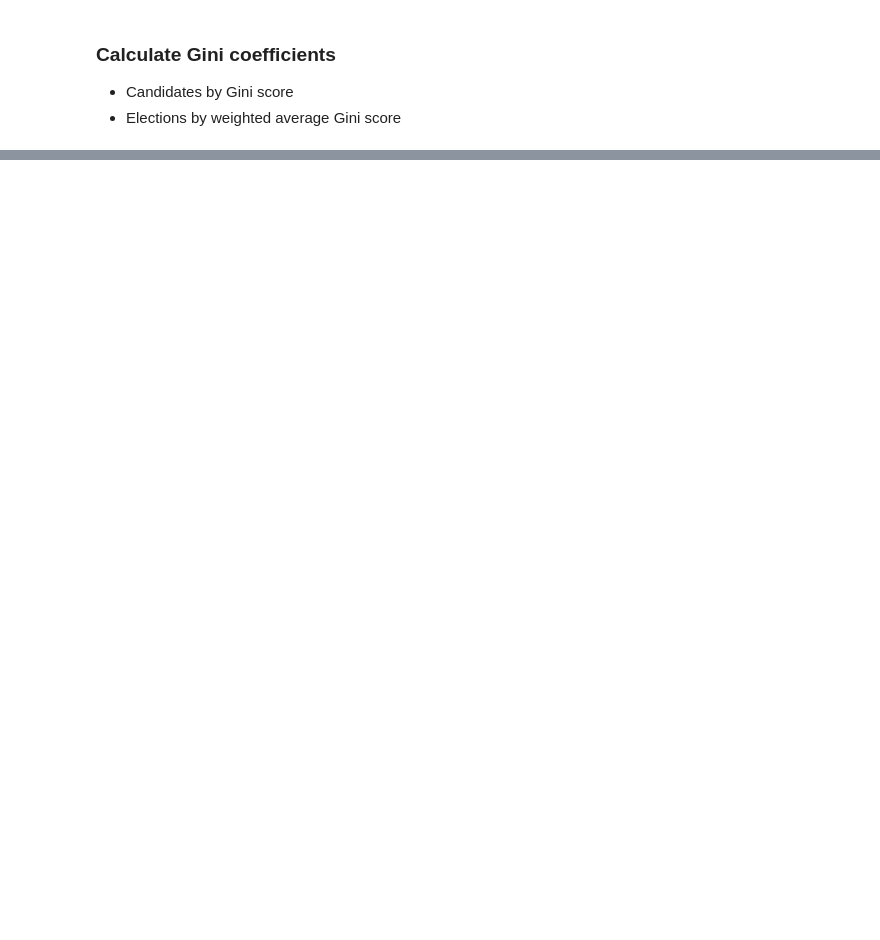
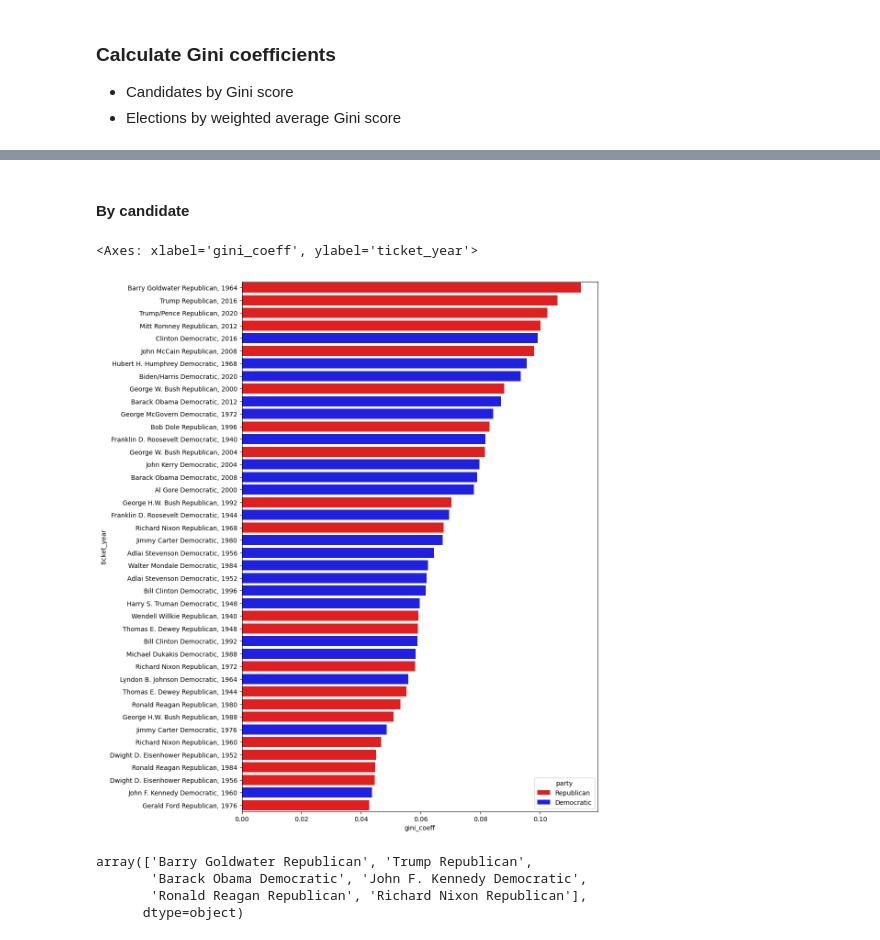
Before and after one commit to m-quick/zeitgeist-blog-projects, a Jupyter notebook: political_fragmentation/countries/usa.ipynb, the cells around one changed output, grey strips where cells are left out. Drawn from its saved outputs; the diff is of its cells as text; code cells hidden in the pictures; blank space fills up the shorter version.

Commit message:
add 2016 election to elections_df; calculate and analyse gini coeff data for us elections

```diff
--- a/political_fragmentation/countries/usa.ipynb
+++ b/political_fragmentation/countries/usa.ipynb
@@ -152,0 +214,48 @@ elections_df.to_csv("./data/usa/historical_election_state_results.csv", index=Fa
+# %%
+candidate_gini_scores_df = pd.DataFrame(candidate_gini_scores)
+# %% [markdown]
+#### By candidate
+# %%
+candidate_gini_scores_df["rank"] = candidate_gini_scores_df.groupby("election_year", as_index=False)["votes_total"].rank(ascending=False)
+# %%
+candidate_gini_scores_df["ticket_year"] = candidate_gini_scores_df.apply(lambda x: f"{x['ticket']}, {x['election_year']}", axis=1)
+# %%
+for party in ["Democratic", "Republican"]:
+    candidate_gini_scores_df.loc[candidate_gini_scores_df["ticket"].str.contains(party), "party"] = party
+# %%
+fig, ax = plt.subplots(figsize=(10, 15))
+
+sns.barplot(data=candidate_gini_scores_df[(candidate_gini_scores_df["rank"]<=2)
+                                          & (candidate_gini_scores_df["election_year"] >= 1940)]\
+                                              .sort_values("gini_coeff", ascending=False),
+            x="gini_coeff",
+            y="ticket_year",
+            hue="party",
+            palette={"Democratic":"b", "Republican":"r"}
+            )
+# %% [output]
+<Axes: xlabel='gini_coeff', ylabel='ticket_year'>
+[figure, added]
+# %%
+candidates = [
+    {"candidate":"Barry Goldwater Republican", "election":1964},
+    {"candidate":"Trump Republican", "election":2016},
+    {"candidate":"Barack Obama Democratic", "election":2008},
+    {"candidate":"John F. Kennedy Democratic", "election":1960},
+    {"candidate":"Ronald Reagan Republican", "election":1984},
+    {"candidate":"Richard Nixon Republican", "election":1972},
+    ]
+
+hist_df = pd.DataFrame()
+
+for candidate in candidates:
+    candidate_df = elections_df[(elections_df["ticket"]==candidate["candidate"])
+                                            & (elections_df["election_year"]==candidate["election"])]
+    hist_df = pd.concat([hist_df, candidate_df])
+
+hist_df["ticket"].unique()
+# %% [output]
+array(['Barry Goldwater Republican', 'Trump Republican',
+       'Barack Obama Democratic', 'John F. Kennedy Democratic',
+       'Ronald Reagan Republican', 'Richard Nixon Republican'],
+      dtype=object)
```
Also changed, not shown: parts of 27 cells of this notebook.
